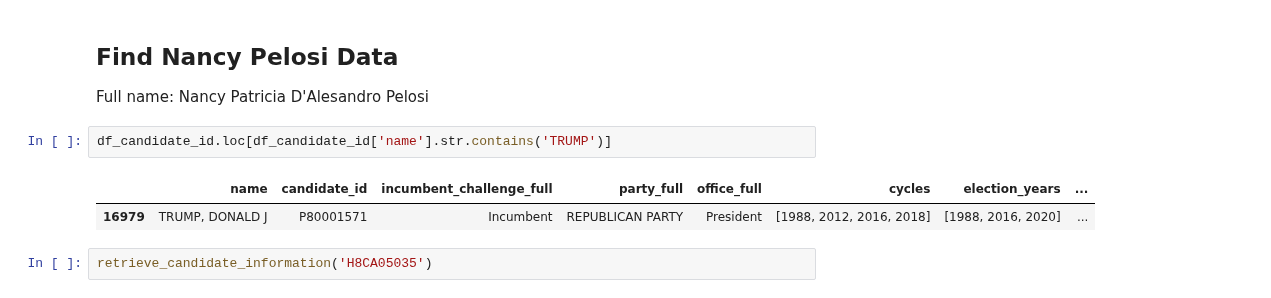
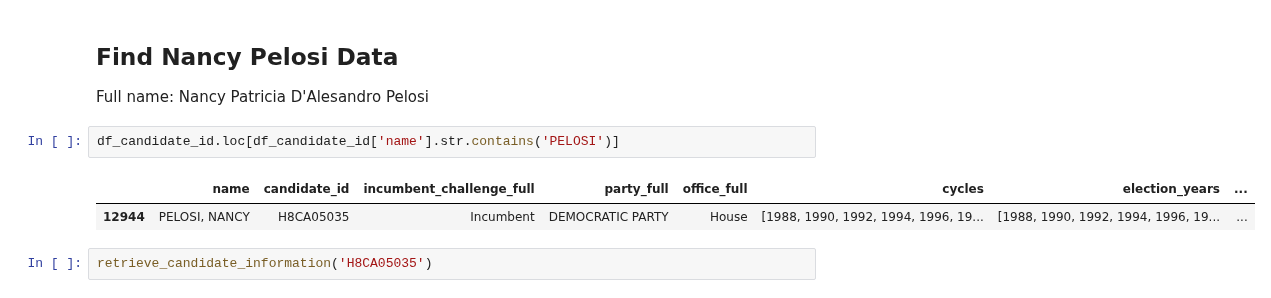
Before and after one commit to Nlorio/election-forecast, a Jupyter notebook: notebooks/Project - FEC Financial Data .ipynb, the cells around one changed output. Drawn from its saved outputs; the diff is of its cells as text.

```diff
--- a/notebooks/Project - FEC Financial Data .ipynb
+++ b/notebooks/Project - FEC Financial Data .ipynb
@@ -506,10 +688,10 @@ def retrieve_candidate_totals(candidate_id):
 ## Find Nancy Pelosi Data
 Full name: Nancy Patricia D'Alesandro Pelosi
 # %%
-df_candidate_id.loc[df_candidate_id['name'].str.contains('TRUMP')]
+df_candidate_id.loc[df_candidate_id['name'].str.contains('PELOSI')]
 # %% [output]
 |  | name | candidate_id | incumbent_challenge_full | party_full | office_full | cycles | election_years | ... |
-| 16979 | TRUMP, DONALD J | P80001571 | Incumbent | REPUBLICAN PARTY | President | [1988, 2012, 2016, 2018] | [1988, 2016, 2020] | ... |
+| 12944 | PELOSI, NANCY | H8CA05035 | Incumbent | DEMOCRATIC PARTY | House | [1988, 1990, 1992, 1994, 1996, 19... | [1988, 1990, 1992, 1994, 1996, 19... | ... |
 # %%
 retrieve_candidate_information('H8CA05035')
 # %%
```
Also changed, not shown: parts of 22 cells of this notebook.
